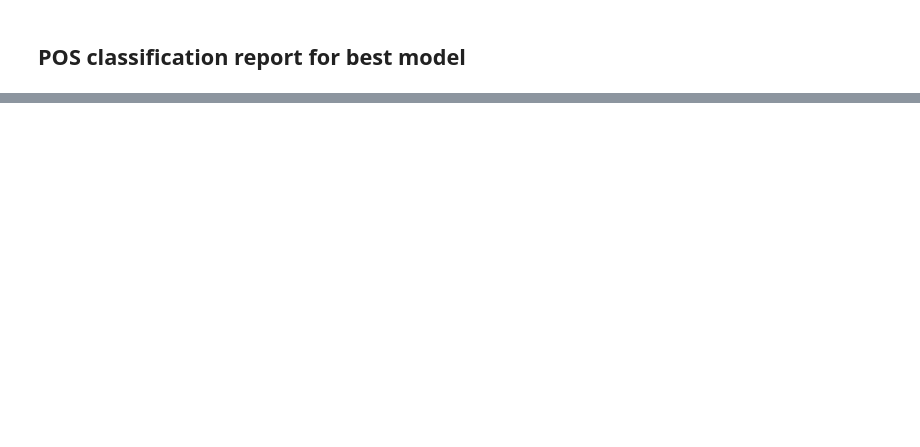
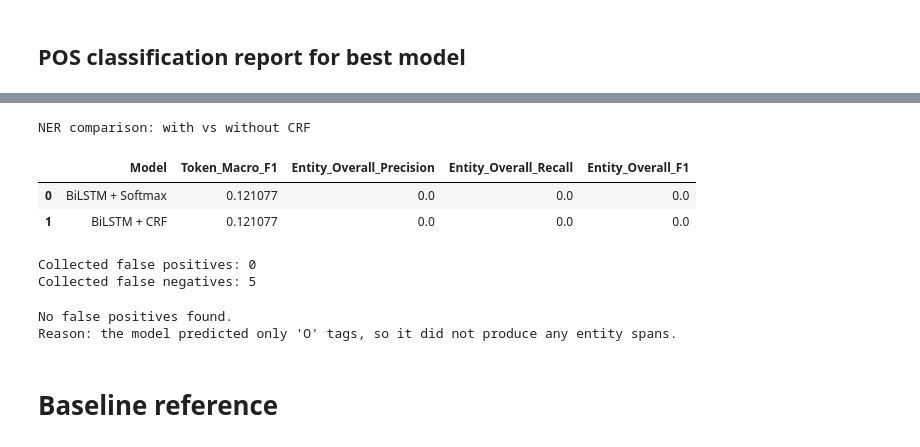
Before and after one commit to Sameer-Khan08/NLP-Assignment-2, a Jupyter notebook: Sequence Labeling POS Tagging & NER/Sequence Labeling.ipynb, the cells around one changed output, grey strips where cells are left out. Drawn from its saved outputs; the diff is of its cells as text; code cells hidden in the pictures; blank space fills up the shorter version.

```diff
--- a/Sequence Labeling POS Tagging & NER/Sequence Labeling.ipynb
+++ b/Sequence Labeling POS Tagging & NER/Sequence Labeling.ipynb
@@ -807,0 +1016,66 @@ weighted avg       0.95      0.89      0.90      1791
+# %%
+ner_comparison_df = pd.DataFrame([
+    {
+        "Model": "BiLSTM + Softmax",
+        "Token_Macro_F1": ner_test_softmax["macro_f1"],
+        "Entity_Overall_Precision": entity_metrics_softmax["OVERALL"]["precision"],
+        "Entity_Overall_Recall": entity_metrics_softmax["OVERALL"]["recall"],
+        "Entity_Overall_F1": entity_metrics_softmax["OVERALL"]["f1"],
+    },
+    {
+        "Model": "BiLSTM + CRF",
+        "Token_Macro_F1": ner_test_crf["macro_f1"],
+        "Entity_Overall_Precision": entity_metrics_crf["OVERALL"]["precision"],
+        "Entity_Overall_Recall": entity_metrics_crf["OVERALL"]["recall"],
+        "Entity_Overall_F1": entity_metrics_crf["OVERALL"]["f1"],
+    }
+])
+
+print("NER comparison: with vs without CRF")
+display(ner_comparison_df)
+# %% [output]
+NER comparison: with vs without CRF
+|  | Model | Token_Macro_F1 | Entity_Overall_Precision | Entity_Overall_Recall | Entity_Overall_F1 |
+| 0 | BiLSTM + Softmax | 0.121077 | 0.0 | 0.0 | 0.0 |
+| 1 | BiLSTM + CRF | 0.121077 | 0.0 | 0.0 | 0.0 |
+# %%
+false_positives = collect_ner_error_examples(
+    gold_sequences=gold_crf,
+    pred_sequences=pred_crf,
+    token_sequences=tok_crf,
+    error_type="fp",
+    max_examples=5
+)
+
+false_negatives = collect_ner_error_examples(
+    gold_sequences=gold_crf,
+    pred_sequences=pred_crf,
+    token_sequences=tok_crf,
+    error_type="fn",
+    max_examples=5
+)
+
+print("Collected false positives:", len(false_positives))
+print("Collected false negatives:", len(false_negatives))
+# %% [output]
+Collected false positives: 0
+Collected false negatives: 5
+# %%
+if not false_positives:
+    print("No false positives found.")
+    print("Reason: the model predicted only 'O' tags, so it did not produce any entity spans.")
+else:
+    for i, ex in enumerate(false_positives, start=1):
+        print("\n" + "=" * 80)
+        print(f"False Positive {i}")
+        print("=" * 80)
+        print("Tokens    :", " ".join(ex["tokens"]))
+        print("Gold Tags :", " ".join(ex["gold_tags"]))
+        print("Pred Tags :", " ".join(ex["pred_tags"]))
+        print("Entity    :", ex["entity"])
+        print("Explanation: The model predicted an entity span not present in the gold labels, likely because nearby context or gazetteer-style token patterns made the span look entity-like.")
+# %% [output]
+No false positives found.
+Reason: the model predicted only 'O' tags, so it did not produce any entity spans.
+# %% [markdown]
+# Baseline reference
```
Also changed, not shown: parts of 67 cells of this notebook, 7 other files.
